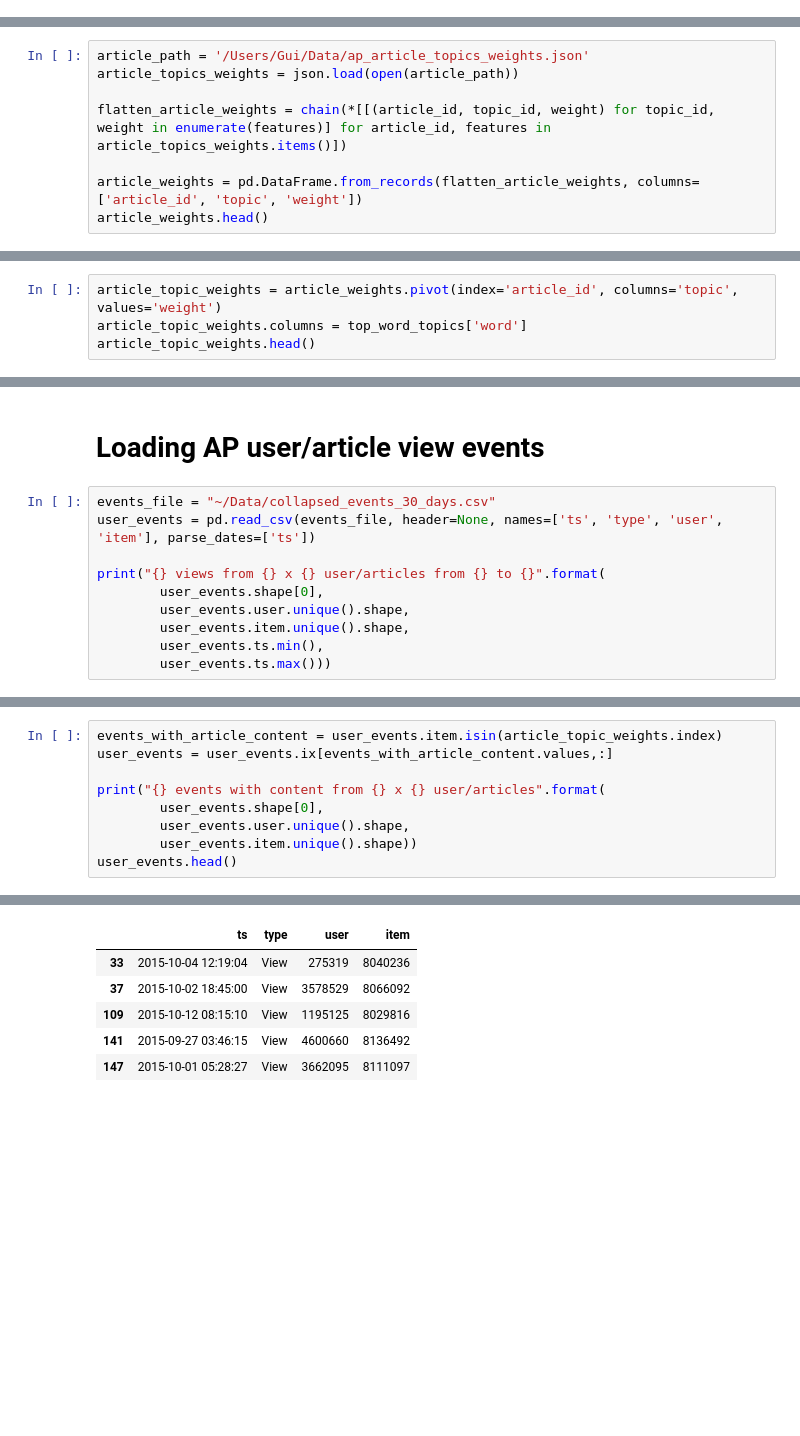
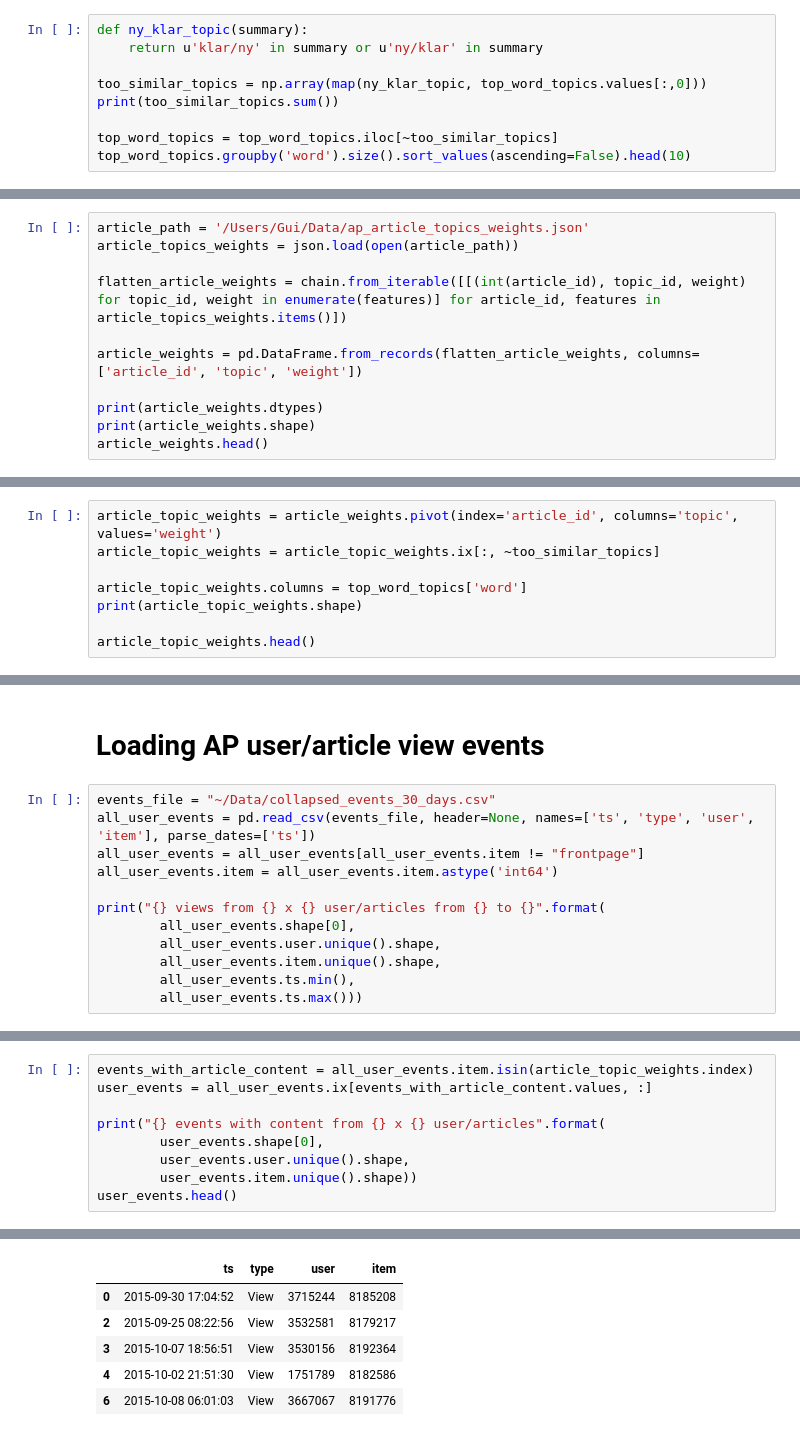
Before and after one commit to pilipolio/recs, a Jupyter notebook: notebooks/201511_UserAndTopics.ipynb, the cells around one changed output, grey strips where cells are left out. Cells and saved outputs as stored; diff of their text form; blank space fills up the shorter version.

```diff
--- a/notebooks/201511_UserAndTopics.ipynb
+++ b/notebooks/201511_UserAndTopics.ipynb
@@ -42,0 +55,9 @@ u'Kina'
+# %%
+def ny_klar_topic(summary):
+    return u'klar/ny' in summary or u'ny/klar' in summary
+
+too_similar_topics = np.array(map(ny_klar_topic, top_word_topics.values[:,0]))
+print(too_similar_topics.sum())
+
+top_word_topics = top_word_topics.iloc[~too_similar_topics]
+top_word_topics.groupby('word').size().sort_values(ascending=False).head(10)
@@ -44,8 +79,11 @@ u'Kina'
 article_path = '/Users/Gui/Data/ap_article_topics_weights.json'
 article_topics_weights = json.load(open(article_path))
 
-flatten_article_weights = chain(*[[(article_id, topic_id, weight) for topic_id, weight in enumerate(features)] for article_id, features in article_topics_weights.items()])
+flatten_article_weights = chain.from_iterable([[(int(article_id), topic_id, weight) for topic_id, weight in enumerate(features)] for article_id, features in article_topics_weights.items()])
 
 article_weights = pd.DataFrame.from_records(flatten_article_weights, columns=['article_id', 'topic', 'weight'])
+
+print(article_weights.dtypes)
+print(article_weights.shape)
 article_weights.head()
 # %% [output]
@@ -58,5 +101,9 @@ article_weights.head()
 # %%
 article_topic_weights = article_weights.pivot(index='article_id', columns='topic', values='weight')
+article_topic_weights = article_topic_weights.ix[:, ~too_similar_topics]
+
 article_topic_weights.columns = top_word_topics['word']
+print(article_topic_weights.shape)
+
 article_topic_weights.head()
 # %% [output]
@@ -72,12 +144,14 @@ article_topic_weights.head()
 # Loading AP user/article view events
 # %%
 events_file = "~/Data/collapsed_events_30_days.csv"
-user_events = pd.read_csv(events_file, header=None, names=['ts', 'type', 'user', 'item'], parse_dates=['ts'])
+all_user_events = pd.read_csv(events_file, header=None, names=['ts', 'type', 'user', 'item'], parse_dates=['ts'])
+all_user_events = all_user_events[all_user_events.item != "frontpage"]
+all_user_events.item = all_user_events.item.astype('int64')
 
 print("{} views from {} x {} user/articles from {} to {}".format(
-        user_events.shape[0],
-        user_events.user.unique().shape,
-        user_events.item.unique().shape,
-        user_events.ts.min(),
-        user_events.ts.max()))
+        all_user_events.shape[0],
+        all_user_events.user.unique().shape,
+        all_user_events.item.unique().shape,
+        all_user_events.ts.min(),
+        all_user_events.ts.max()))
 # %% [output]
@@ -85,6 +159,6 @@ print("{} views from {} x {} user/articles from {} to {}".format(
 # %%
-events_with_article_content = user_events.item.isin(article_topic_weights.index)
-user_events = user_events.ix[events_with_article_content.values,:]
+events_with_article_content = all_user_events.item.isin(article_topic_weights.index)
+user_events = all_user_events.ix[events_with_article_content.values, :]
 
 print("{} events with content from {} x {} user/articles".format(
         user_events.shape[0],
@@ -96,6 +170,6 @@ user_events.head()
 |  | ts | type | user | item |
-| 33 | 2015-10-04 12:19:04 | View | 275319 | 8040236 |
-| 37 | 2015-10-02 18:45:00 | View | 3578529 | 8066092 |
-| 109 | 2015-10-12 08:15:10 | View | 1195125 | 8029816 |
-| 141 | 2015-09-27 03:46:15 | View | 4600660 | 8136492 |
-| 147 | 2015-10-01 05:28:27 | View | 3662095 | 8111097 |
+| 0 | 2015-09-30 17:04:52 | View | 3715244 | 8185208 |
+| 2 | 2015-09-25 08:22:56 | View | 3532581 | 8179217 |
+| 3 | 2015-10-07 18:56:51 | View | 3530156 | 8192364 |
+| 4 | 2015-10-02 21:51:30 | View | 1751789 | 8182586 |
+| 6 | 2015-10-08 06:01:03 | View | 3667067 | 8191776 |
```
Also changed, not shown: parts of 29 cells of this notebook, 16 other files.
